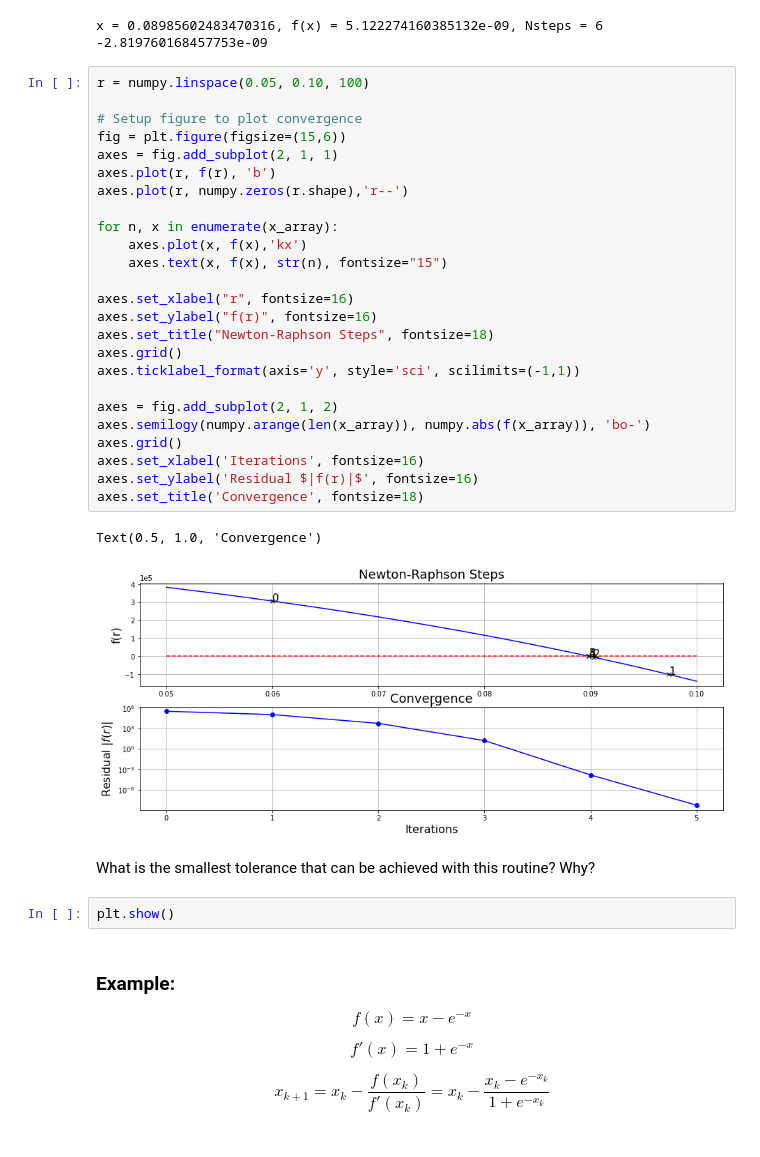
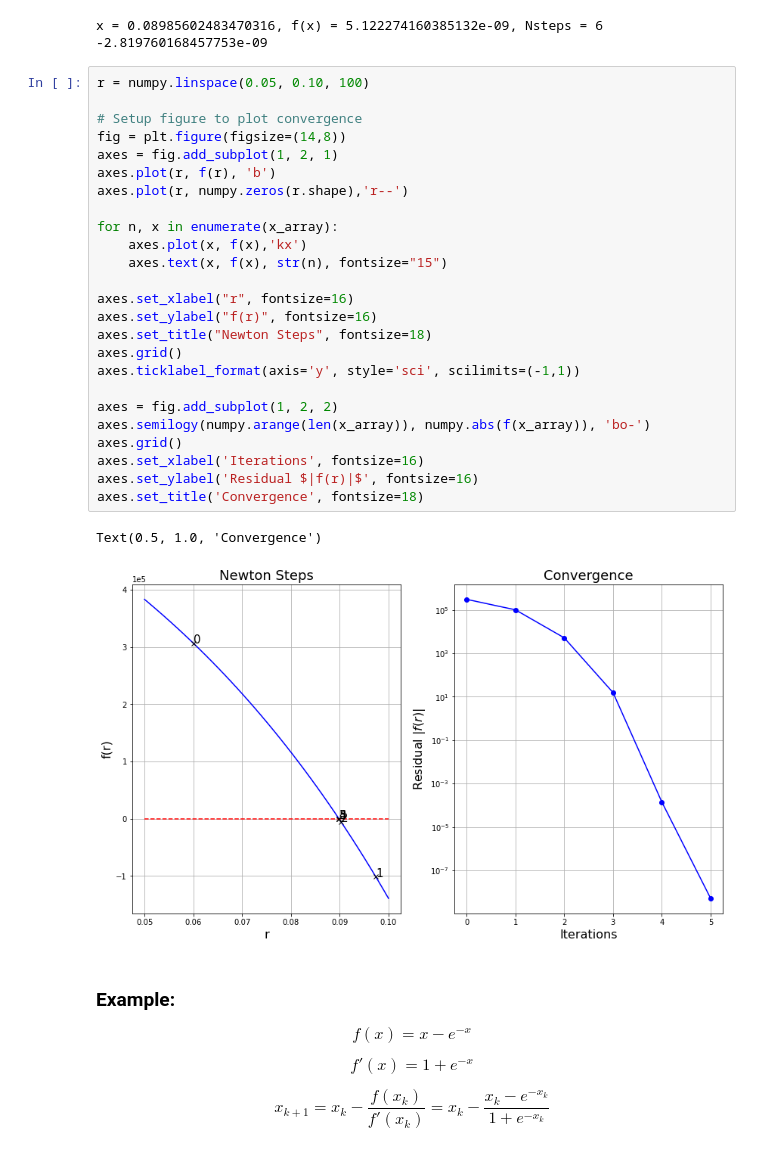
Before and after one commit to elswit/3414-Fall20-Notebooks, a Jupyter notebook: nonlinear_equations.ipynb, the cells around one changed output. Drawn from its saved outputs; the diff is of its cells as text.

```diff
--- a/nonlinear_equations.ipynb
+++ b/nonlinear_equations.ipynb
@@ -684,35 +678,31 @@ x = 0.08985602483470316, f(x) = 5.122274160385132e-09, Nsteps = 6
 # %%
 r = numpy.linspace(0.05, 0.10, 100)
 
 # Setup figure to plot convergence
-fig = plt.figure(figsize=(15,6))
-axes = fig.add_subplot(2, 1, 1)
+fig = plt.figure(figsize=(14,8))
+axes = fig.add_subplot(1, 2, 1)
 axes.plot(r, f(r), 'b')
 axes.plot(r, numpy.zeros(r.shape),'r--')
 
 for n, x in enumerate(x_array):
     axes.plot(x, f(x),'kx')
     axes.text(x, f(x), str(n), fontsize="15")
 
 axes.set_xlabel("r", fontsize=16)
 axes.set_ylabel("f(r)", fontsize=16)
-axes.set_title("Newton-Raphson Steps", fontsize=18)
+axes.set_title("Newton Steps", fontsize=18)
 axes.grid()
 axes.ticklabel_format(axis='y', style='sci', scilimits=(-1,1))
 
-axes = fig.add_subplot(2, 1, 2)
+axes = fig.add_subplot(1, 2, 2)
 axes.semilogy(numpy.arange(len(x_array)), numpy.abs(f(x_array)), 'bo-')
 axes.grid()
 axes.set_xlabel('Iterations', fontsize=16)
 axes.set_ylabel('Residual $|f(r)|$', fontsize=16)
 axes.set_title('Convergence', fontsize=18)
 # %% [output]
 Text(0.5, 1.0, 'Convergence')
-[figure, old version]
+[figure, new version]
-# %% [markdown]
-What is the smallest tolerance that can be achieved with this routine?  Why?
-# %%
-plt.show()
 # %% [markdown]
 ### Example:
 
```
Also changed, not shown: parts of 23 cells of this notebook.
